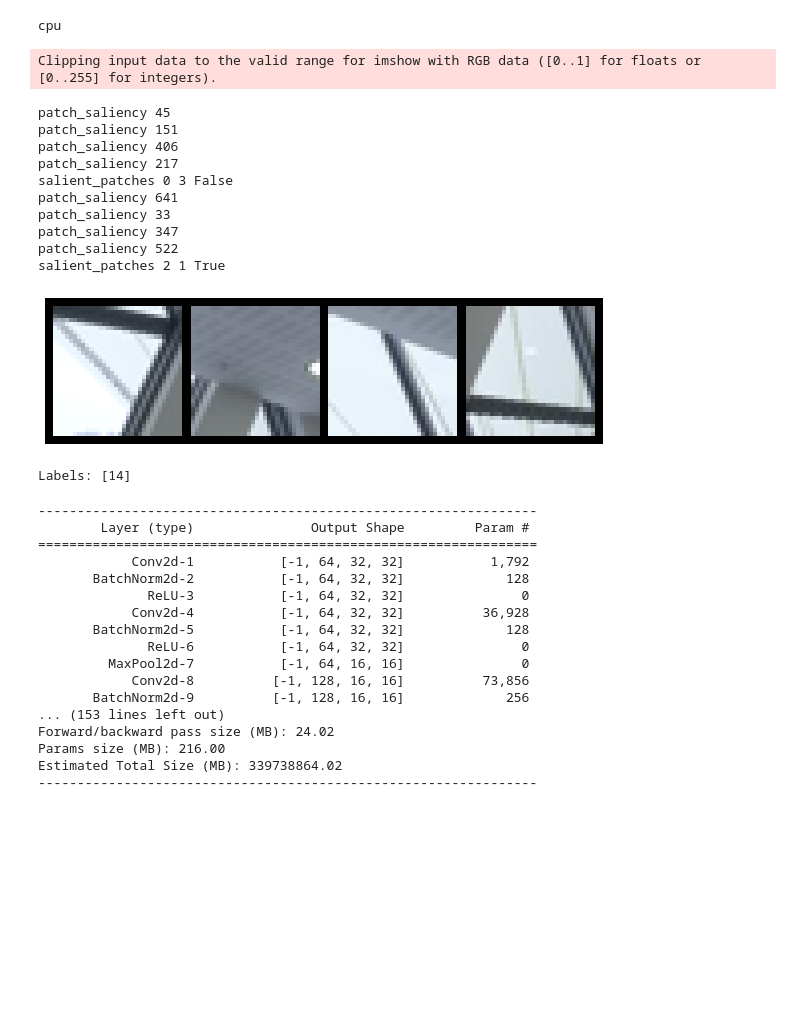
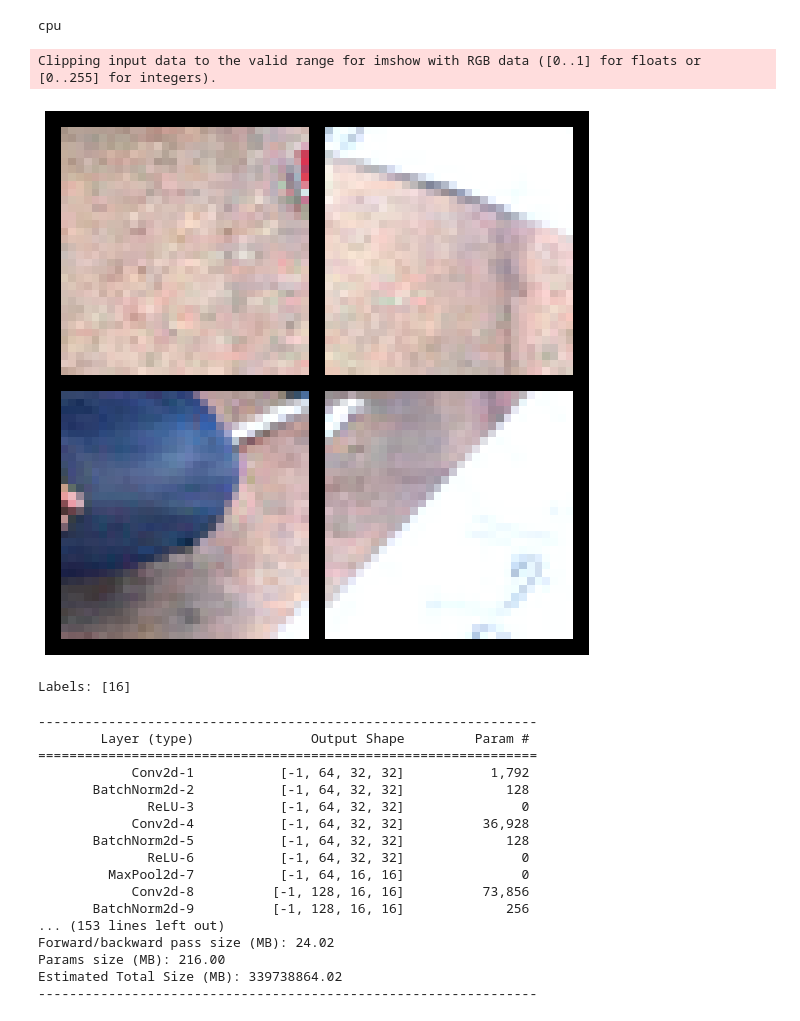
Before and after one commit to virtualgraham/sc_patch, a Jupyter notebook: src/variations/variations_b.ipynb, the cells around one changed output. Saved outputs shown, nothing was run; the diff lists cells and outputs as text; code cells hidden in the pictures; blank space fills up the shorter version.

```diff
--- a/src/variations/variations_b.ipynb
+++ b/src/variations/variations_b.ipynb
@@ -253,26 +242,16 @@ vizloader = torch.utils.data.DataLoader(vizdataset,
 # %%
 #############################
 # Visualizing validation dataset
 #############################
 
 example_batch_val = next(iter(vizloader))
 concatenated = torch.cat((unorm(example_batch_val[0]),unorm(example_batch_val[1]),unorm(example_batch_val[2]),unorm(example_batch_val[3])),0)
-imshow(torchvision.utils.make_grid(concatenated))
+imshow(torchvision.utils.make_grid(concatenated, nrow=2))
 print(f'Labels: {example_batch_val[4].numpy()}')
 # %% [output]
 Clipping input data to the valid range for imshow with RGB data ([0..1] for floats or [0..255] for integers).
+[figure, new version]
-patch_saliency 45
-patch_saliency 151
-patch_saliency 406
-patch_saliency 217
-salient_patches 0 3 False
-patch_saliency 641
-patch_saliency 33
-patch_saliency 347
-patch_saliency 522
-salient_patches 2 1 True
+Labels: [16]
-[figure, old version]
-Labels: [14]
 # %%
 ##################################################
 # Model for learning patch position
```
Also changed, not shown: parts of 3 cells of this notebook, 8 other files.
